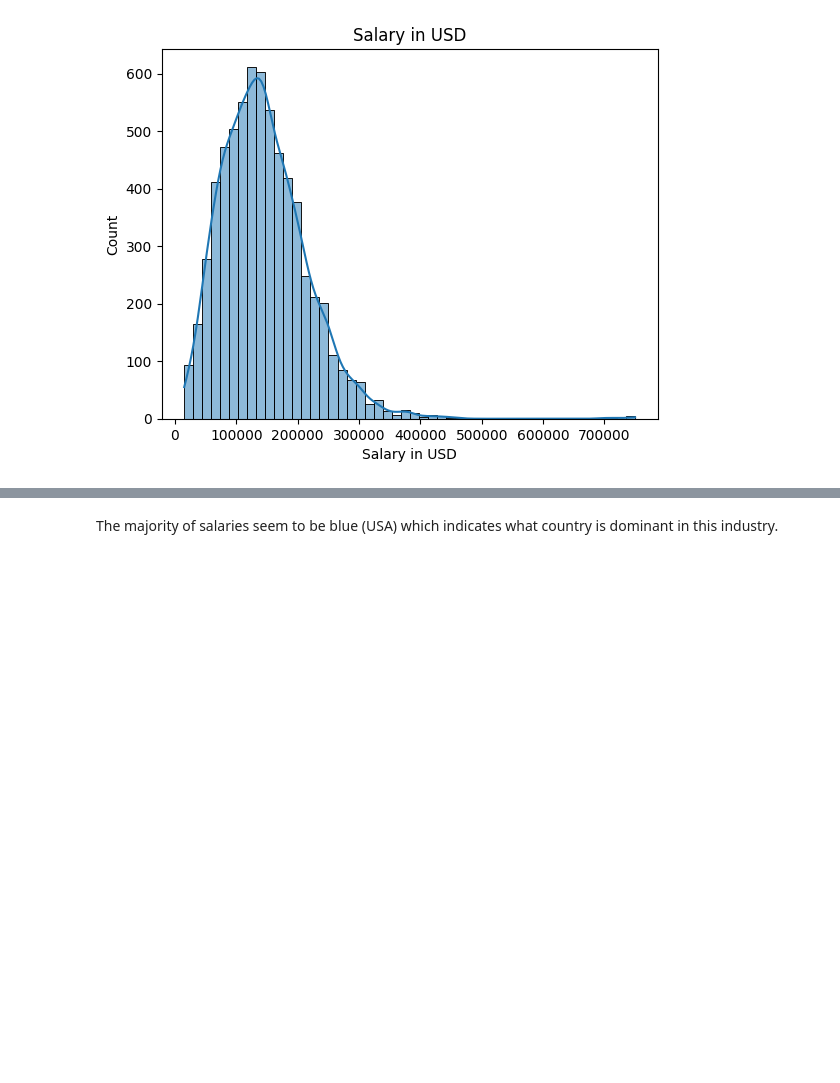
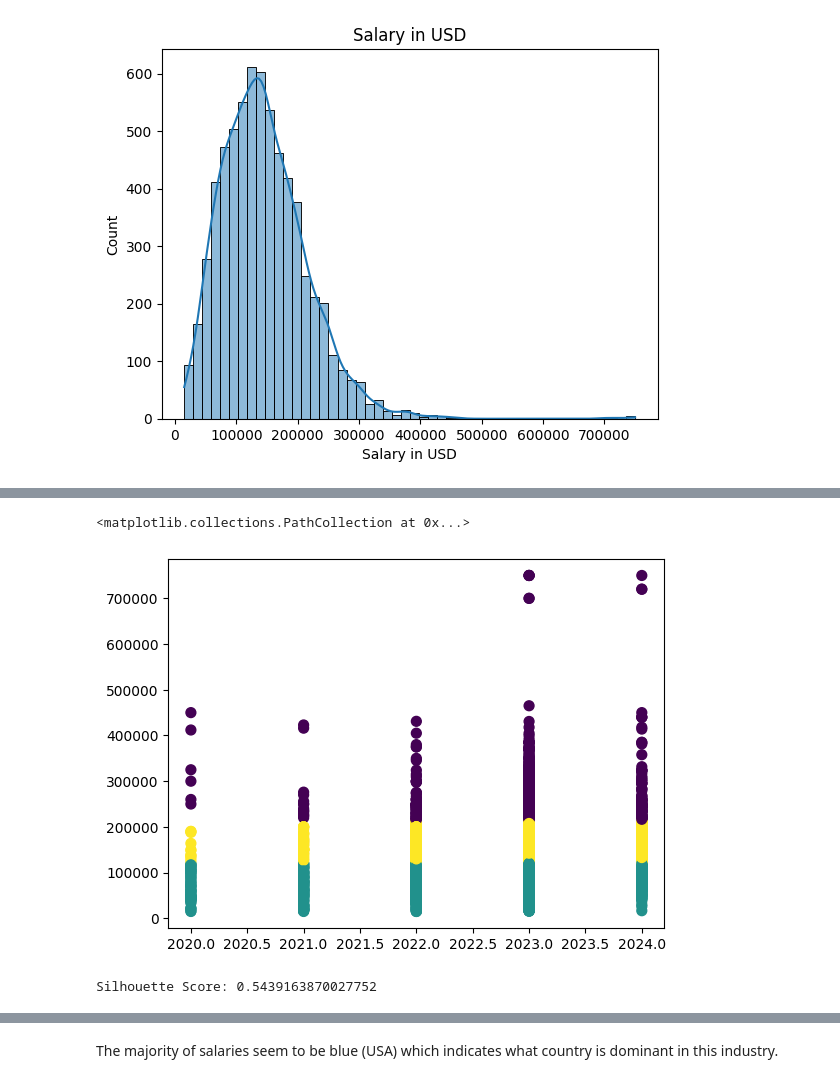
Before and after one commit to Peter537/Dat4-BI-Exam, a Jupyter notebook: main.ipynb, the cells around one changed output, grey strips where cells are left out. Cells and saved outputs as stored; diff of their text form; code cells hidden in the pictures; blank space fills up the shorter version.

```diff
--- a/main.ipynb
+++ b/main.ipynb
@@ -162,0 +292,13 @@ It seems we are dealing with a fine bell curve which means the nature of our gra
+# %%
+plt.scatter(X[:,0], X[:,1], c=y, s=50, cmap='viridis')
+# %% [output]
+<matplotlib.collections.PathCollection at 0x...>
+[figure, added]
+# %%
+from yellowbrick.cluster import SilhouetteVisualizer
+from sklearn.metrics import silhouette_score
+
+score = silhouette_score(X, kmeans.labels_, metric='euclidean')
+print(f'Silhouette Score: {score}')
+# %% [output]
+Silhouette Score: 0.5439163870027752
```
Also changed, not shown: parts of 23 cells of this notebook, 4 other files.
